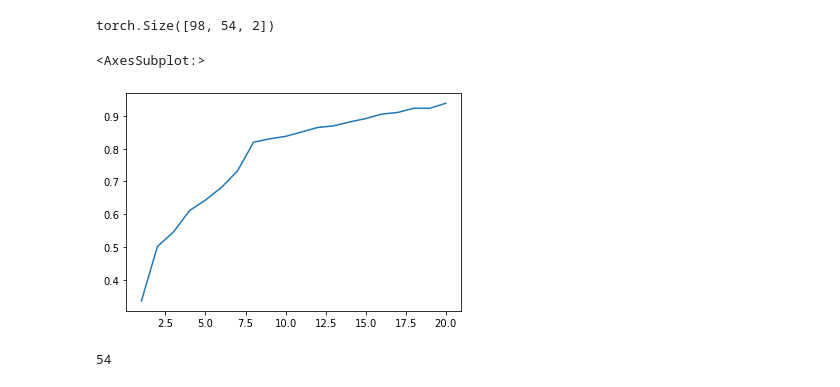
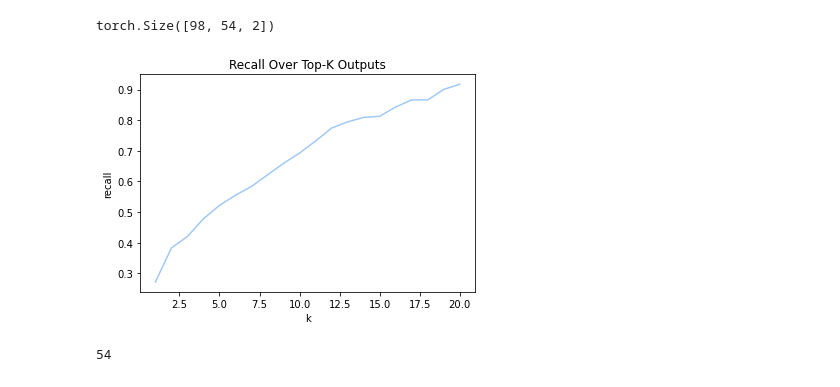
Before and after one commit to AmirZur/smartstem-ai, a Jupyter notebook: playground.ipynb, the cells around one changed output. Drawn from its saved outputs; the diff is of its cells as text; code cells hidden in the pictures.

```diff
--- a/playground.ipynb
+++ b/playground.ipynb
@@ -866,16 +866,17 @@ data[data['question'] == q_list[0]]
 # %% [markdown]
 ## Play with Model
 # %%
-from transformers import AutoTokenizer, BertModel
+from transformers import AutoTokenizer
+from models.protobert import BertModel
 from trainer import ProtoNet
 
 tokenizer = AutoTokenizer.from_pretrained('bert-base-uncased')
-network = BertModel.from_pretrained('bert-base-uncased')
+network = BertModel.from_pretrained('bert-base-uncased', is_tam=True)
 
 protonet = ProtoNet(
     network,
     0.00001,
-    'bert_full_s5_q2_b2',
+    'bert_full_s5_q2_b2_tam',
     num_epochs=1
 )
 # %% [output]
@@ -883,5 +884,5 @@ Some weights of the model checkpoint at bert-base-uncased were not used when ini
 - This IS expected if you are initializing BertModel from the checkpoint of a model trained on another task or with another architecture (e.g. initializing a BertForSequenceClassification model from a ...
 - This IS NOT expected if you are initializing BertModel from the checkpoint of a model that you expect to be exactly identical (initializing a BertForSequenceClassification model from a BertForSequen ...
 # %%
-protonet.load(10)
+protonet.load(6)
 # %% [output]
@@ -889,4 +890,7 @@ Loaded checkpoint iteration 10.
 # %%
 from openstax_dataset import CourseTestDataset
+from sentence_transformers import SentenceTransformer
 
-dataset = CourseTestDataset('Chem 31A', 5, 2, tokenizer, max_length=256)
+task_embedding_model = SentenceTransformer('all-mpnet-base-v2')
+
+dataset = CourseTestDataset('Chem 31A', 5, 2, tokenizer, max_length=256, task_embedding_model=task_embedding_model)
@@ -898,4 +896,0 @@ question
-# %%
-task_batch = dataset[3]
-labels = [l[-1].item() for l in task_batch]
-len(labels)
@@ -980,10 +972,13 @@ ks = list(range(1, 21))
 recall_over_k = []
 for k in ks:
     recall_over_k.append(get_recall(predictions, k))
-# %%
-import seaborn as sns
-
-sns.lineplot(x=ks, y=recall_over_k)
-# %% [output]
-<AxesSubplot:>
-[figure, removed]
+# %%
+import seaborn as sns
+import pandas as pd
+
+data = pd.DataFrame({'k': ks, 'recall': recall_over_k})
+
+sns.set_palette('pastel')
+lineplot = sns.lineplot(data=data, x='k', y='recall').set(title='Recall Over Top-K Outputs')
+# %% [output]
+[figure, added]
```
Also changed, not shown: parts of 6 cells of this notebook, 1 other file.
